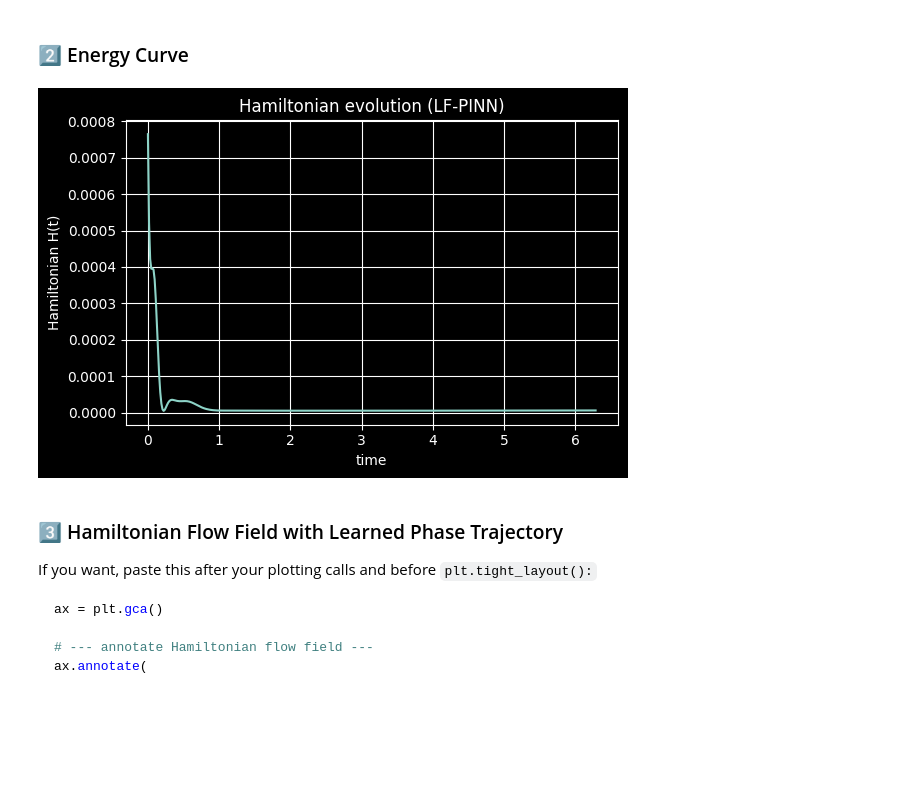
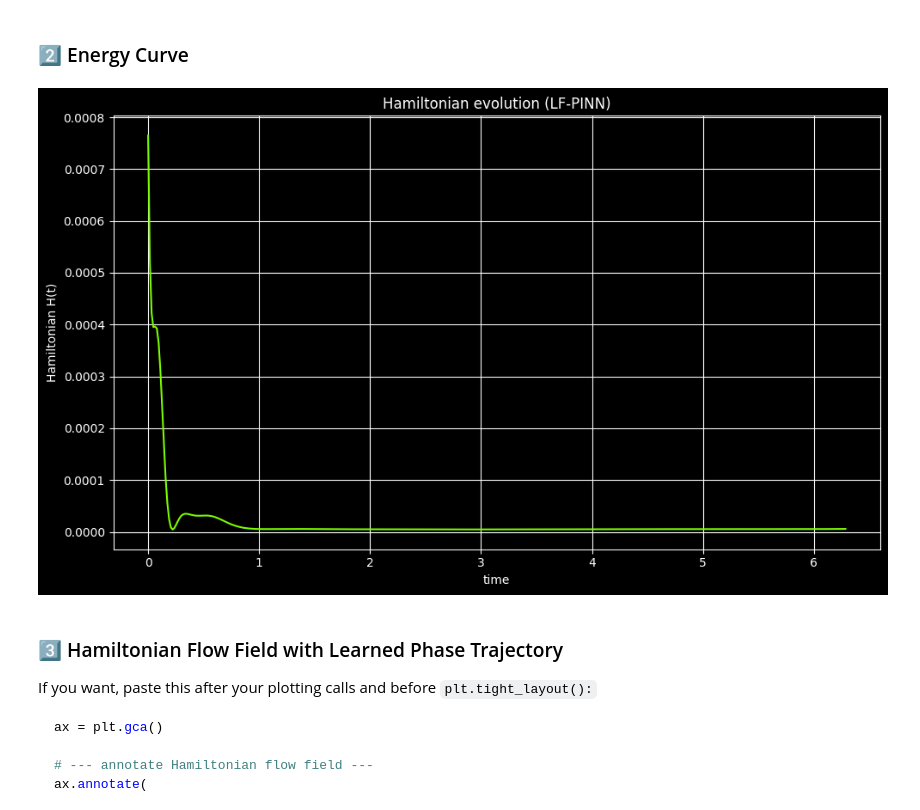
Before and after one commit to Scriber-Labs/lf-pinn-harmonic-oscillator, a Jupyter notebook: notebooks/demo.ipynb, the cells around one changed output. Cells and saved outputs as stored; diff of their text form; code cells hidden in the pictures; blank space fills up the shorter version.

```diff
--- a/notebooks/demo.ipynb
+++ b/notebooks/demo.ipynb
@@ -148,19 +148,19 @@ t_np = t.detach().cpu().numpy().flatten()
 # %%
 # Hamiltonian H(t)
 H = 0.5 * p_np**2 + 0.5 * omega**2 * x_np**2
 
 # Plot Hamiltonian
-plt.figure(figsize=(6, 4))
-plt.plot(t_np, H)
+plt.figure(figsize=(10, 6))
+plt.plot(t_np, H, color="#7CFC00")
 plt.xlabel("time")
 plt.ylabel("Hamiltonian H(t)")
 plt.title("Hamiltonian evolution (LF-PINN)")
 plt.tight_layout()
 plt.grid(True)
 plt.savefig("../artifacts/energy.png", dpi=200)
 plt.show()
 # %% [output]
-[figure, old version]
+[figure, new version]
 # %% [markdown]
 ### 3️⃣ Hamiltonian Flow Field with Learned Phase Trajectory
 
```
Also changed, not shown: parts of 5 cells of this notebook, 4 other files.
